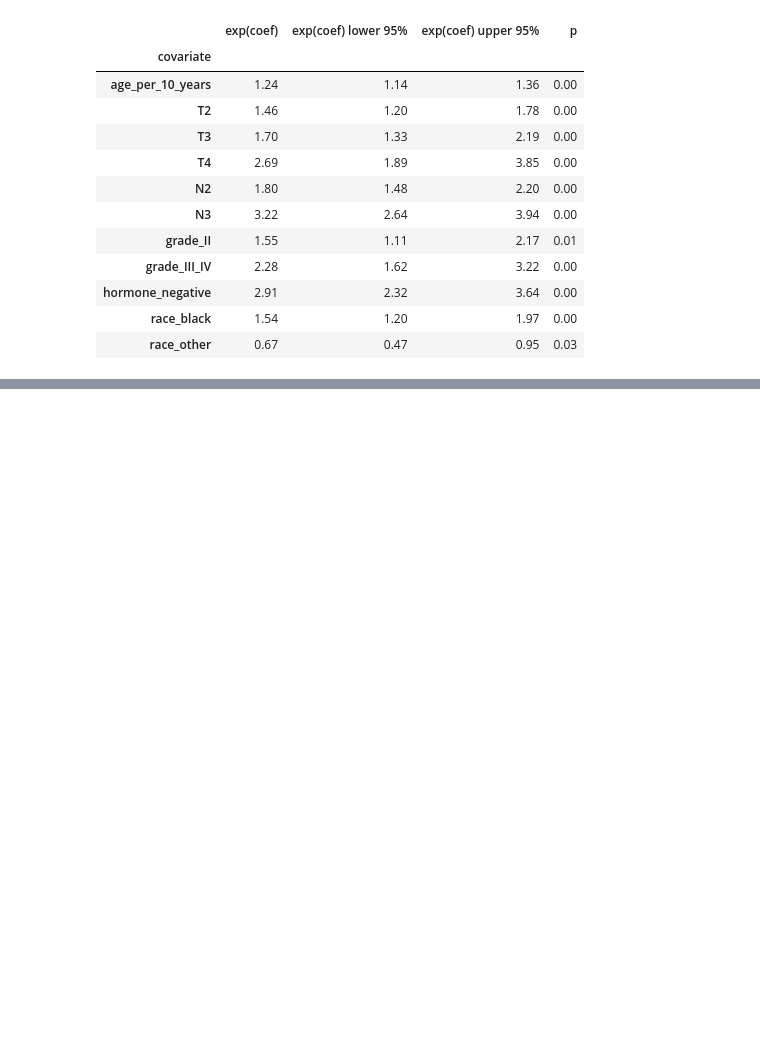
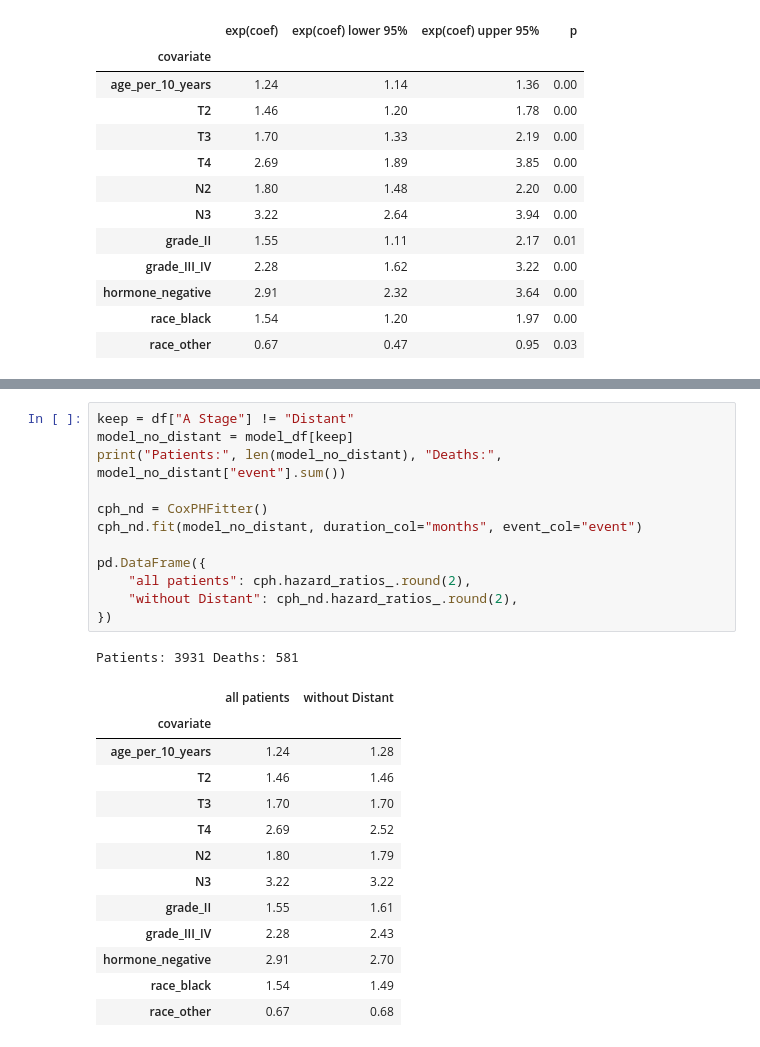
Before and after one commit to Joshika1881/cancer-survival-patterns, a Jupyter notebook: notebooks/sai_cox_model.ipynb, the cells around one changed output, grey strips where cells are left out. Saved outputs shown, nothing was run; the diff lists cells and outputs as text; blank space fills up the shorter version.

```diff
--- a/notebooks/sai_cox_model.ipynb
+++ b/notebooks/sai_cox_model.ipynb
@@ -65,0 +121,27 @@ results
+# %%
+keep = df["A Stage"] != "Distant"
+model_no_distant = model_df[keep]
+print("Patients:", len(model_no_distant), "Deaths:", model_no_distant["event"].sum())
+
+cph_nd = CoxPHFitter()
+cph_nd.fit(model_no_distant, duration_col="months", event_col="event")
+
+pd.DataFrame({
+    "all patients": cph.hazard_ratios_.round(2),
+    "without Distant": cph_nd.hazard_ratios_.round(2),
+})
+# %% [output]
+Patients: 3931 Deaths: 581
+|  | all patients | without Distant |
+| covariate |  |  |
+| age_per_10_years | 1.24 | 1.28 |
+| T2 | 1.46 | 1.46 |
+| T3 | 1.70 | 1.70 |
+| T4 | 2.69 | 2.52 |
+| N2 | 1.80 | 1.79 |
+| N3 | 3.22 | 3.22 |
+| grade_II | 1.55 | 1.61 |
+| grade_III_IV | 2.28 | 2.43 |
+| hormone_negative | 2.91 | 2.70 |
+| race_black | 1.54 | 1.49 |
+| race_other | 0.67 | 0.68 |
```
Also changed, not shown: parts of 4 cells of this notebook.
